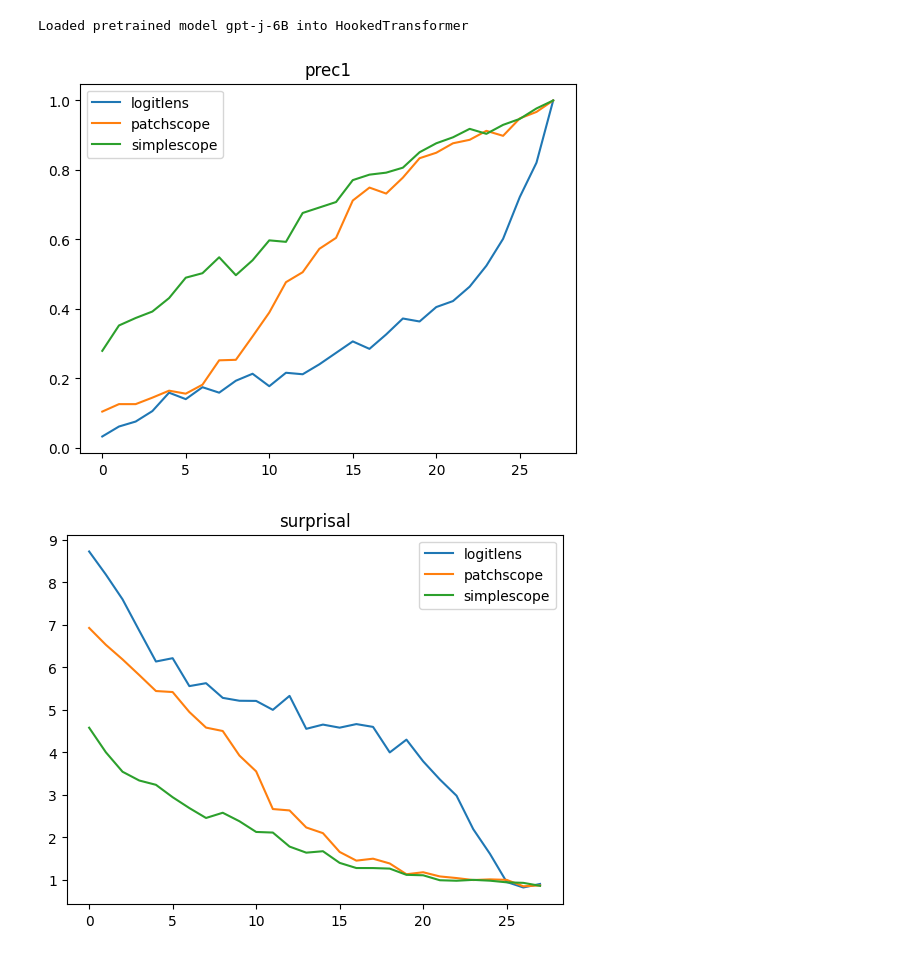
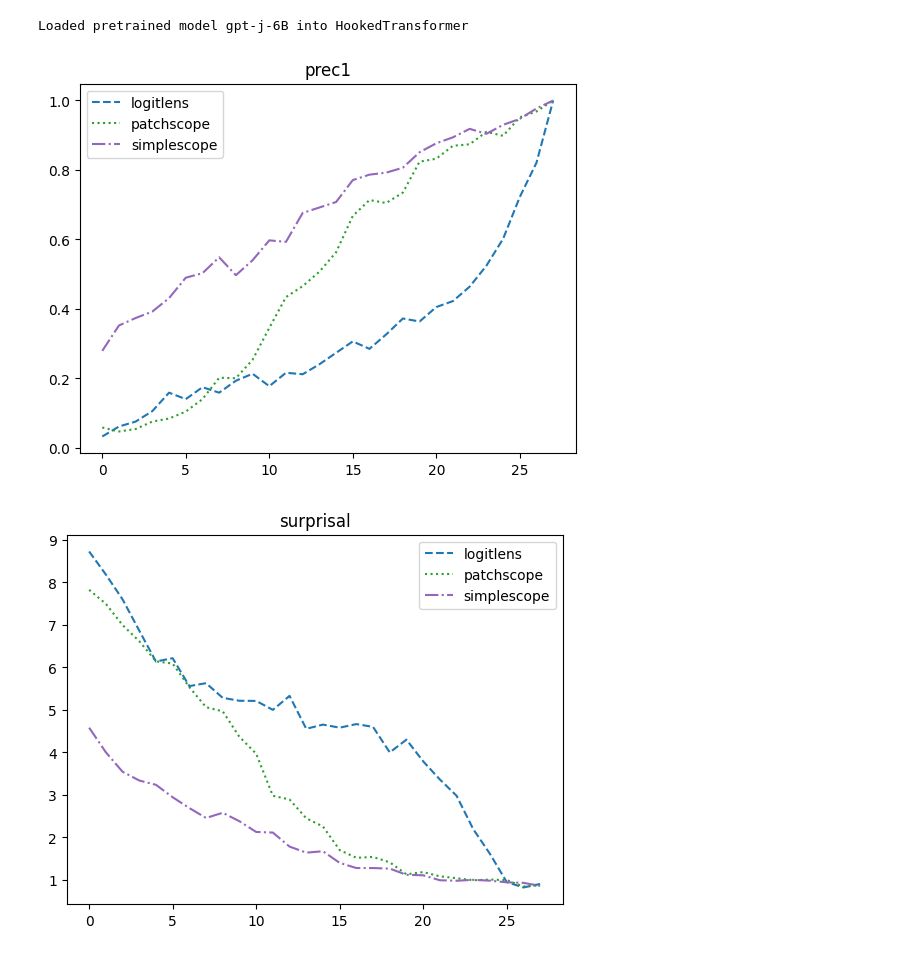
Before and after one commit to patrickhyw/logitscope, a Jupyter notebook: simplescope.ipynb, the cells around one changed output. Drawn from its saved outputs; the diff is of its cells as text; code cells hidden in the pictures.

Commit message:
results with newline patchscope prompt

```diff
--- a/simplescope.ipynb
+++ b/simplescope.ipynb
@@ -59,7 +59,7 @@ for method in methods:
                     pos_tgt = pos_src
                     pos_pred = pos_tgt
                 elif method == "patchscope":
-                    prompt_tgt = "cat->cat;135->135;hello->hello;?"
+                    prompt_tgt = "cat -> cat\n1135 -> 1135\nhello -> hello\n?"
                     layer_tgt = layer_src
                     pos_tgt = -1
                     pos_pred = -1
@@ -99,16 +99,24 @@ for method in methods:
 # %%
 results = dict()
 
 for method in methods:
     with open(f"patchscope_{method}.json") as f:
         results[method] = json.load(f)
 
 for metric in ["prec1", "surprisal"]:
-    for method in results:
-        plt.plot([x[metric] for x in results[method]], label=method)
+    # Use kwargs to match the styles in https://arxiv.org/pdf/2401.06102.
+    plot_kwargs = {
+        "logitlens": {"color": "#1f77b4", "ls": "dashed"},
+        "patchscope": {"color": "#2ca02c", "ls": "dotted"},
+        "simplescope": {"color": "#9467bd", "ls": "dashdot"},
+    }
+    for method in methods:
+        plt.plot(
+            [x[metric] for x in results[method]], label=method, **plot_kwargs[method]
+        )
     plt.legend()
     plt.title(metric)
     plt.show()
 # %% [output]
-[figure, old version]
+[figure, new version]
-[figure, old version]
+[figure, new version]
```
Also changed, not shown: 3 other files.
